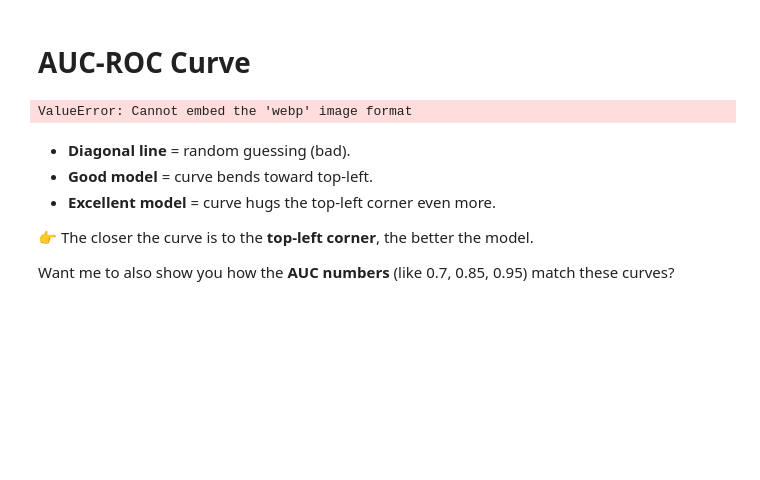
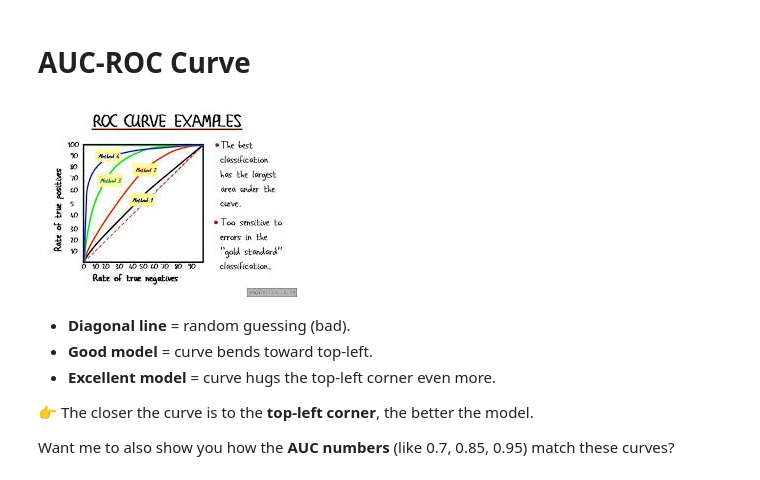
Before and after one commit to ParagD004/ML, a Jupyter notebook: 03-Logistic Regression/final_touch.ipynb, the cells around one changed output. Drawn from its saved outputs; the diff is of its cells as text; code cells hidden in the pictures; blank space fills up the shorter version.

```diff
--- a/03/final_touch.ipynb
+++ b/03-Logistic Regression/final_touch.ipynb
@@ -456,9 +456,9 @@ The **AUC** is just the **score** from that curve.
 # %%
 from IPython.display import Image, display
 
-display(Image(filename="roc-curve.webp"))
+display(Image(filename="ROC-curve.jpg"))
 # %% [output]
-ValueError: Cannot embed the 'webp' image format
+[figure, added]
 # %% [markdown]
 * **Diagonal line** = random guessing (bad).
 * **Good model** = curve bends toward top-left.
```
Also changed, not shown: 20 other files.
